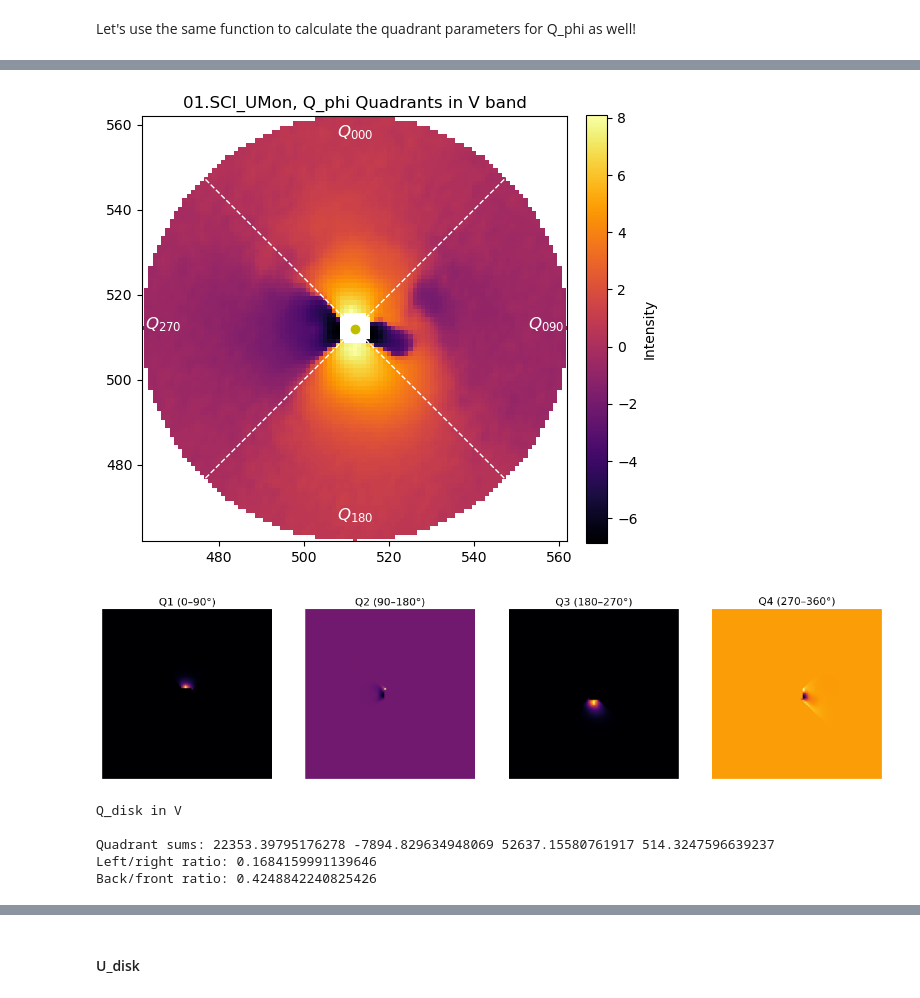
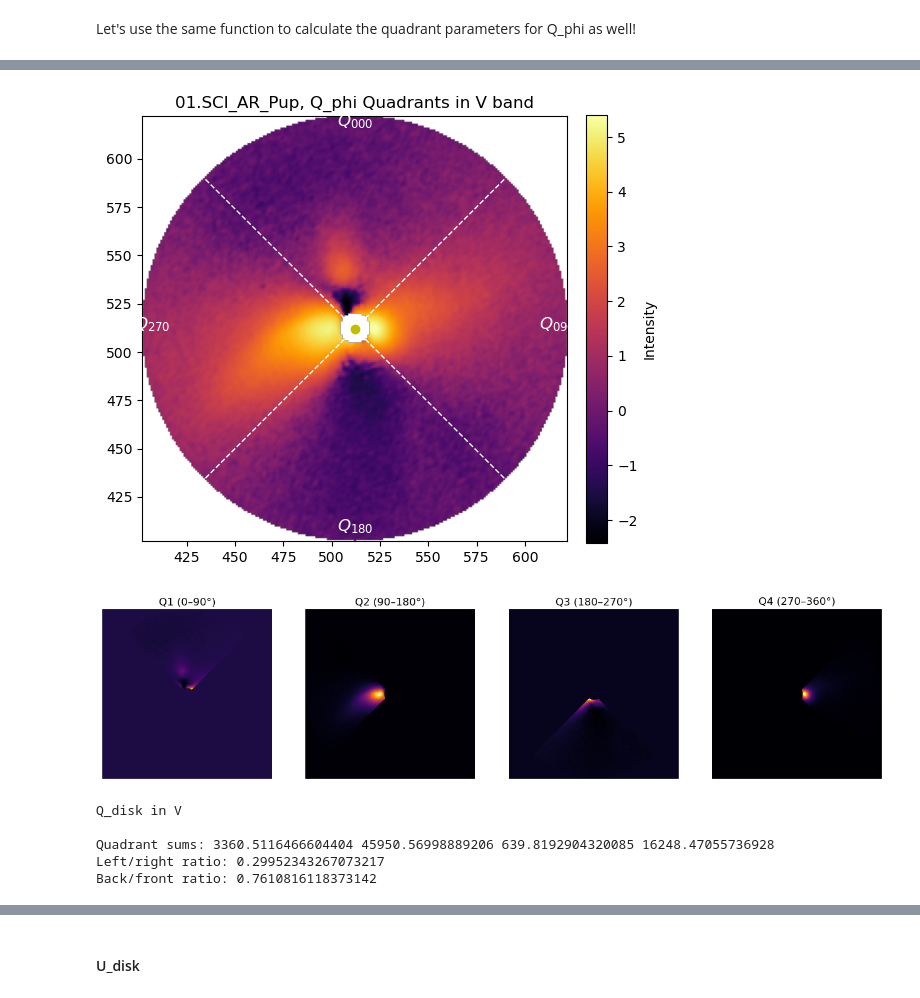
Before and after one commit to aksitadeo/spherediskanalysis, a Jupyter notebook: codes/main/st11.5_Both_HMS_Checks.ipynb, the cells around one changed output, grey strips where cells are left out. Saved outputs shown, nothing was run; the diff lists cells and outputs as text; code cells hidden in the pictures.

```diff
--- a/codes/main/st11.5_Both_HMS_Checks.ipynb
+++ b/codes/main/st11.5_Both_HMS_Checks.ipynb
@@ -150,7 +159,8 @@ def rotatetodisk(dir, angle, stokes = 'Q_phi', band = 'I', lim = 110, verbose =
     '''
 
     # load FITS file data
-    stokes_to_rotate = LoadImage(dir,f'{star}_{band}_{stokes}_corr_smearing_tel+unres+PSF_smear.fits')
+    stokes_to_rotate = LoadImage(dir,f'{star}_{band}_{stokes}_corr_tel+unres.fits')
+
     # rotate image using omega
     rotated_stokes = rotate(stokes_to_rotate, angle, reshape=False)
 
@@ -176,9 +186,9 @@ def rotatetodisk(dir, angle, stokes = 'Q_phi', band = 'I', lim = 110, verbose =
     return rotated_stokes
 # %%
 # omega is the angle at which the 'front' of the disk (i.e. brightest/closest) is located at the bottom
-omega_i = 131                       # U Mon= 131
-omega_v = 128                   # U Mon= 128
+omega_i = 345                    # UMon = 131 ; AR Pup = 345 - 20
+omega_v = 345                    # UMon = 128 ; AR Pup = 345
 
-q_phi_i = rotatetodisk(dirdat+'ZIMPOL/', omega_i, band='I', stokes='Q_phi',lim=80)
-q_phi_v = rotatetodisk(dirdat+'ZIMPOL/', omega_v, band='V', stokes='Q_phi',lim=80)
+q_phi_i = rotatetodisk(dirdat+'ZIMPOL/', omega_i, band='I', stokes='Q_phi',lim=110)
+q_phi_v = rotatetodisk(dirdat+'ZIMPOL/', omega_v, band='V', stokes='Q_phi',lim=110)
 # %% [output]
@@ -284,3 +290,3 @@ omega_rad = np.deg2rad(omega)
 # %%
-Q = q_h * np.cos(2 * omega_rad) - u_h * np.sin(2 * omega_rad)
-U = q_h * np.sin(2 * omega_rad) + u_h * np.cos(2 * omega_rad)
+q_i_norot = rotate(q_i, omega, reshape=False)
+u_i_norot = rotate(u_i, omega, reshape=False)
@@ -540,7 +516,7 @@ Back/front ratio: 0.7991013666340072
 # %% [markdown]
 Let's use the same function to calculate the quadrant parameters for Q_phi as well!
 # %%
-q_phi_i_results = Q_quadrant_polarisation(q_phi_i, center=(512,512),  r_in=4, r_out=50, stokes='Q_phi',band='I')
+q_phi_i_results = Q_quadrant_polarisation(q_phi_i, center=(512,512),  r_in=8, r_out=110, stokes='Q_phi',band='I')
 
 q_phi_i_dQ_NS  = q_phi_i_results["Q000_norm"] / q_phi_i_results["Q180_norm"]
 q_phi_i_dQ_EW  = q_phi_i_results["Q090_norm"] / q_phi_i_results["Q270_norm"]
@@ -562,21 +538,21 @@ Back/front ratio: 0.39535468245639105
 # %%
-q_phi_v_results = Q_quadrant_polarisation(q_phi_v, center=(512,512),  r_in=4, r_out=50, stokes='Q_phi',band='V')
+q_phi_v_results = Q_quadrant_polarisation(q_phi_v, center=(512,512),  r_in=8, r_out=110, stokes='Q_phi',band='V')
 
 q_phi_v_dQ_NS  = q_phi_v_results["Q000_norm"] / q_phi_v_results["Q180_norm"]
 q_phi_v_dQ_EW  = q_phi_v_results["Q090_norm"] / q_phi_v_results["Q270_norm"]
 
 print("Q_disk in V")
 print(" ")
 print("Quadrant sums:", q_phi_v_results["Q000"], q_phi_v_results["Q090"], q_phi_v_results["Q180"], q_phi_i_results["Q270"])
 print("Left/right ratio:", q_phi_v_results["ratios"]["090/270"])
 print("Back/front ratio:", q_phi_v_results["ratios"]["000/180"])
 print(" ")
 # %% [output]
-[figure, old version]
+[figure, new version]
-[figure, old version]
+[figure, new version]
 Q_disk in V
 
-Quadrant sums: 22353.39795176278 -7894.829634948069 52637.15580761917 514.3247596639237
-Left/right ratio: 0.1684159991139646
-Back/front ratio: 0.4248842240825426
+Quadrant sums: 3360.5116466604404 45950.56998889206 639.8192904320085 16248.47055736928
+Left/right ratio: 0.29952343267073217
+Back/front ratio: 0.7610816118373142
 # %%
```
Also changed, not shown: parts of 47 cells of this notebook.
